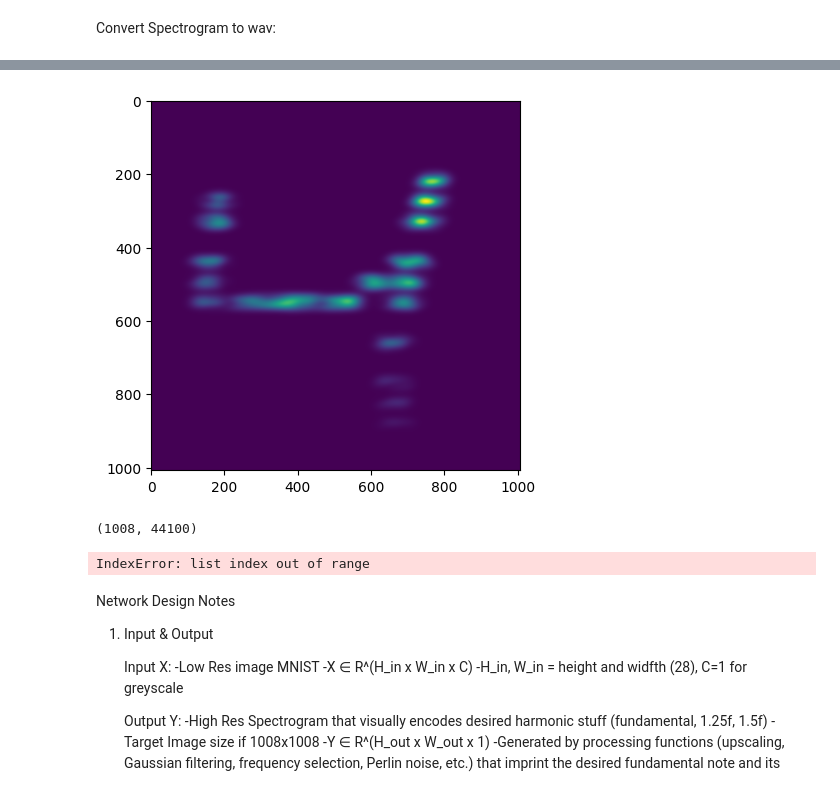
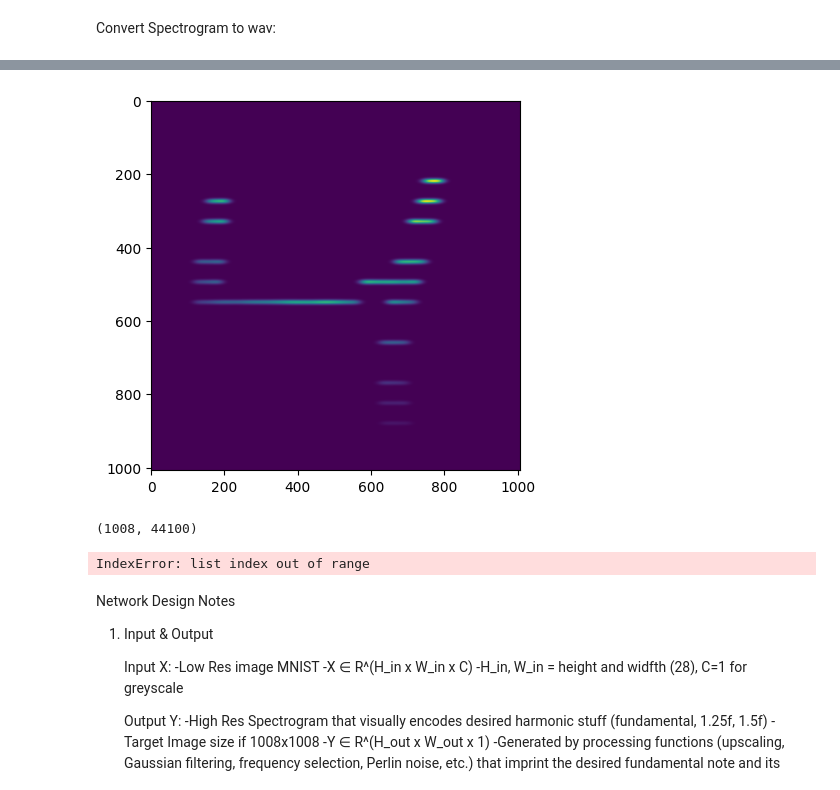
Before and after one commit to takakhoo/UNet-MNIST-to-Spectrogram, a Jupyter notebook: 1.ipynb, the cells around one changed output, grey strips where cells are left out. Saved outputs shown, nothing was run; the diff lists cells and outputs as text; code cells hidden in the pictures.

```diff
--- a/1.ipynb
+++ b/1.ipynb
@@ -302,11 +304,11 @@ sigma = 300
 #track fades in and out
 fade_inout = 250
 #smear x
-smear_x = 20
+smear_x = 10
 #smear y
-smear_y = 13
+smear_y = 4
 #x and y smoothing
-smooth_xy = 2
+smooth_xy = 1
 #duration of track
 duration = 1
 
@@ -317,7 +319,7 @@ pnoisey = 24
 #Adds static fuzz to spectrogram
 fuzz = 0
 #Waters down perlin noise
-dilution = 1
+dilution = 3
 
 ##NOISE OVERLAID
 scale = 0 # Set 0 to disable
@@ -352,34 +354,34 @@ for i in inputs:
     #smoothing (2-D gaussian)
     smoothed = gaussian2d(curr, smooth_xy)
     curr = smoothed
     curr = (curr - curr.min()) / (curr.max() - curr.min()) * 255
 
     #perlin-noise
     perlin = perlin_2d(curr, pnoisex, pnoisey, fuzz, dilution)
     curr = perlin
     curr = (curr - curr.min()) / (curr.max() - curr.min()) * 255
 
     #noise overlay
     overlay = perlin_2d_filter(curr, scale, pnoisex2, pnoisey2, fuzz2, dilution2)
     curr = curr + overlay
 
     plt.imshow(curr)
     plt.show()
 
     #convert to wav file
     convert_to_wav(curr, f'{i}-out.wav', duration)
 
     #save image for comparison
     Image.fromarray(curr).convert('RGB').save(f'{i}-out.png')
 
 #compare images
 imageA = cv2.imread(f'{inputs[0]}-out.png')
 imageB = cv2.imread(f'{inputs[1]}-out.png')
 
 ssim_score = calculate_ssim(imageA, imageB)
 print(f"SSIM score: {ssim_score}")
 # %% [output]
-[figure, old version]
+[figure, new version]
 (1008, 44100)
 IndexError: list index out of range
 # %% [markdown]
```
Also changed, not shown: parts of 6 cells of this notebook.
